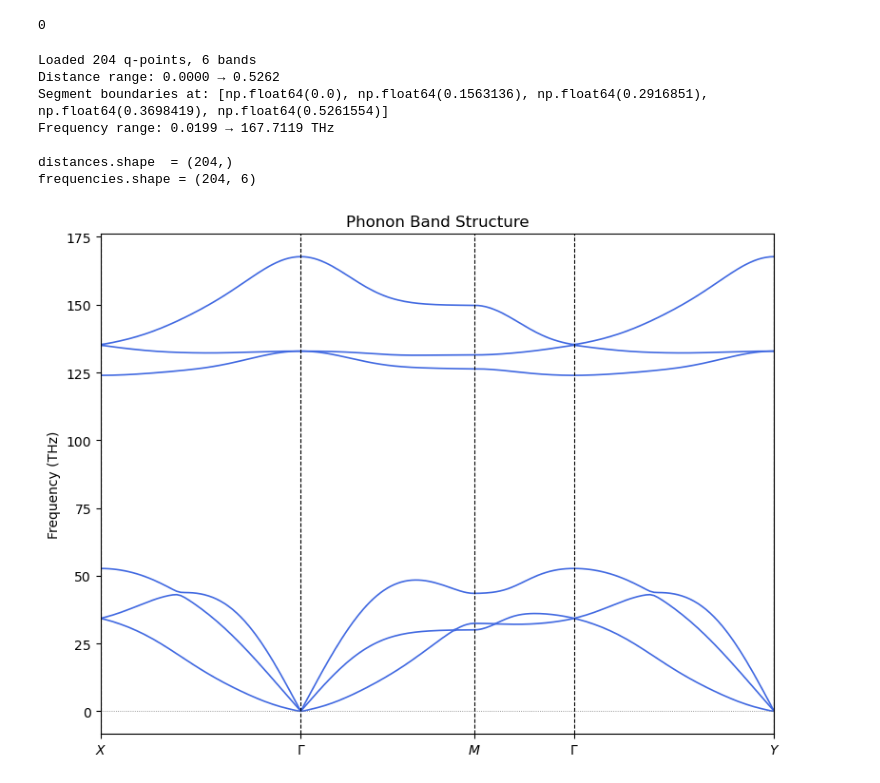
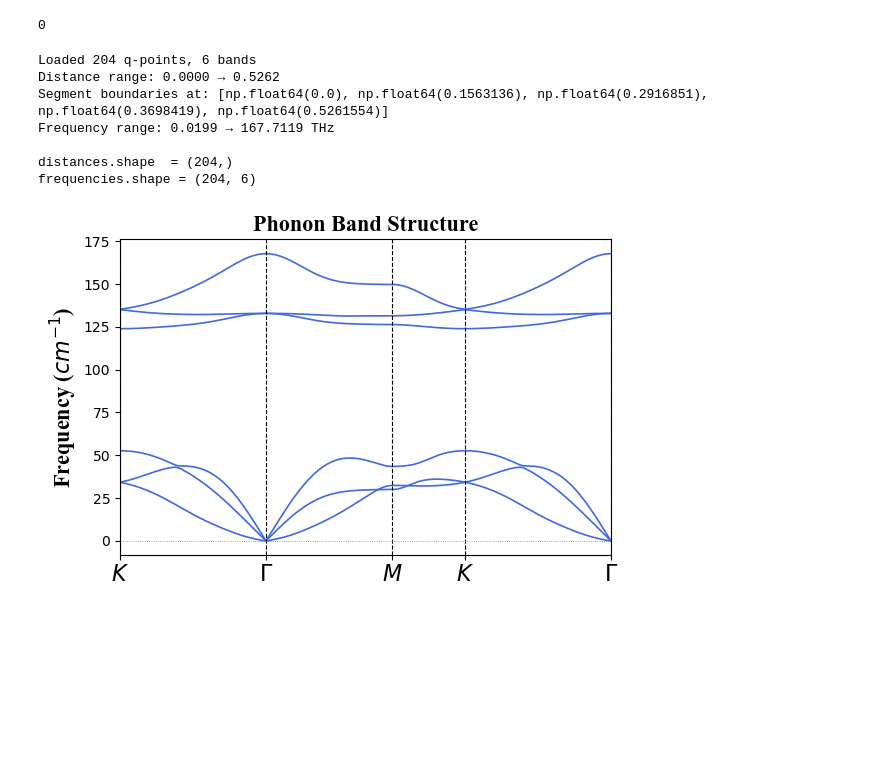
Before and after one commit to Lactuka/Thesis, a Jupyter notebook: biaxial-0-ph/biaxial-0-ph.ipynb, the cells around one changed output. Saved outputs shown, nothing was run; the diff lists cells and outputs as text; code cells hidden in the pictures; blank space fills up the shorter version.

```diff
--- a/biaxial-0-ph/biaxial-0-ph.ipynb
+++ b/biaxial-0-ph/biaxial-0-ph.ipynb
@@ -56,12 +56,12 @@ def parse_band_yaml(filepath):
     return distances, frequencies, segment_boundaries
 
 
-labels = [r'$X$',r'$\Gamma$', r'$M$', r'$\Gamma$', r'$Y$']
+labels = [r'$K$',r'$\Gamma$', r'$M$', r'$K$', r'$\Gamma$']
 
 def plot_bands(distances, frequencies, segment_boundaries,
-               ylabel="Frequency (THz)", title="Phonon Band Structure"):
+               ylabel="Frequency ($cm^{-1}$)", title="Phonon Band Structure"):
     """Plot phonon band structure."""
-    fig, ax = plt.subplots(figsize=(8, 6))
+    fig, ax = plt.subplots(figsize=(6, 4))
 
     nbands = frequencies.shape[1]
     for i in range(nbands):
@@ -75,35 +75,35 @@ def plot_bands(distances, frequencies, segment_boundaries,
     ax.axhline(y=0, color='gray', linewidth=0.6, linestyle=':')
 
     ax.set_xlim(distances[0], distances[-1])
     ax.set_xticks(segment_boundaries)
-    ax.set_xticklabels(labels)
-    ax.set_ylabel(ylabel)
-    ax.set_title(title)
+    ax.set_xticklabels(labels,fontname="Times New Roman",fontweight="bold",fontsize=16)
+    ax.set_ylabel(ylabel,fontname="Times New Roman",fontweight="bold",fontsize=16)
+    ax.set_title(title,fontname="Times New Roman",fontweight="bold",fontsize=16)
     plt.tight_layout()
-    #plt.savefig("phonon_bands.png", dpi=150)
+    plt.savefig("phonon_bands.png", bbox_inches="tight", dpi=400)
     plt.show()
     #print("Saved to phonon_bands.png")
 
 
 if __name__ == "__main__":
     filepath = "band.yaml"
 
     distances, frequencies, segment_boundaries = parse_band_yaml(filepath)
 
     print(f"Loaded {len(distances)} q-points, {frequencies.shape[1]} bands")
     print(f"Distance range: {distances[0]:.4f} → {distances[-1]:.4f}")
     print(f"Segment boundaries at: {segment_boundaries}")
     print(f"Frequency range: {frequencies.min():.4f} → {frequencies.max():.4f} THz")
     print(f"\ndistances.shape  = {distances.shape}")
     print(f"frequencies.shape = {frequencies.shape}")
 
     plot_bands(distances, frequencies, segment_boundaries)
 # %% [output]
 Loaded 204 q-points, 6 bands
 Distance range: 0.0000 → 0.5262
 Segment boundaries at: [np.float64(0.0), np.float64(0.1563136), np.float64(0.2916851), np.float64(0.3698419), np.float64(0.5261554)]
 Frequency range: 0.0199 → 167.7119 THz
 
 distances.shape  = (204,)
 frequencies.shape = (204, 6)
-[figure, old version]
+[figure, new version]
```
Also changed, not shown: 41 other files.
